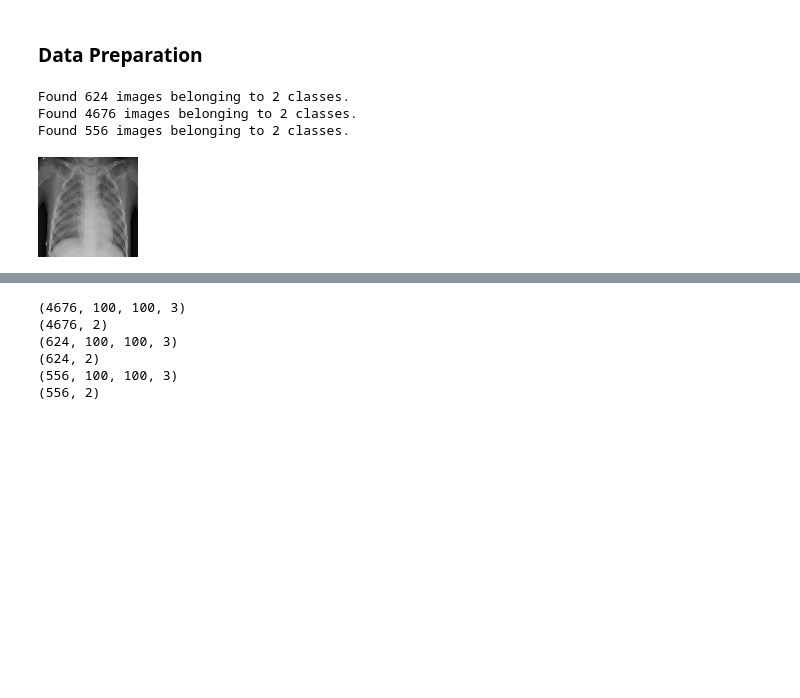
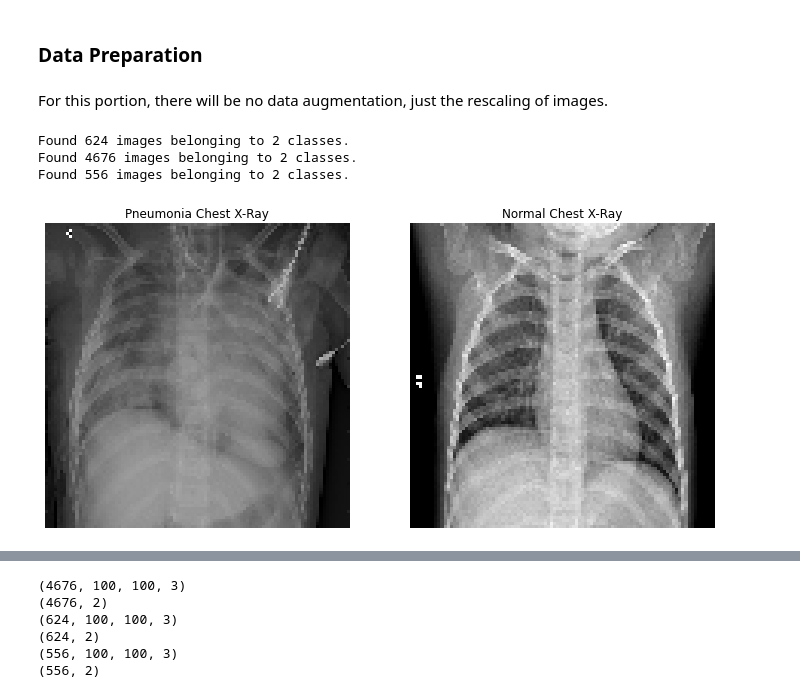
Before and after one commit to aggie2411/Detecting_Pneumonia, a Jupyter notebook: project.ipynb, the cells around one changed output, grey strips where cells are left out. Cells and saved outputs as stored; diff of their text form; code cells hidden in the pictures; blank space fills up the shorter version.

```diff
--- a/project.ipynb
+++ b/project.ipynb
@@ -112,6 +119,8 @@ Val size is 556
 The validation data has increased from 16 to 556, much better.
 # %% [markdown]
 ### Data Preparation
+# %% [markdown]
+For this portion, there will be no data augmentation, just the rescaling of images.
 # %%
 generator = ImageDataGenerator(rescale=1.0/255.0)
 
@@ -141,8 +150,15 @@ Found 556 images belonging to 2 classes.
 train_images, train_labels = next(train_gen)
 test_images, test_labels = next(test_gen)
 val_images, val_labels = next(val_gen)
-# %%
-# Create the datasets
-array_to_img(train_images[1])
-# %% [output]
-[figure, removed]
+# %%
+fig, axes = plt.subplots(1, 2, figsize=(12, 8))
+axes[0].imshow(np.squeeze(train_images[0]))
+axes[1].imshow(np.squeeze(train_images[3]))
+axes[0].axis('off')
+axes[1].axis('off')
+axes[0].set_title('Pneumonia Chest X-Ray')
+axes[1].set_title('Normal Chest X-Ray')
+plt.show()
+fig.savefig('figures/xrays.png', bbox_inches='tight')
+# %% [output]
+[figure, added]
```
Also changed, not shown: parts of 12 cells of this notebook, 2 other files.
